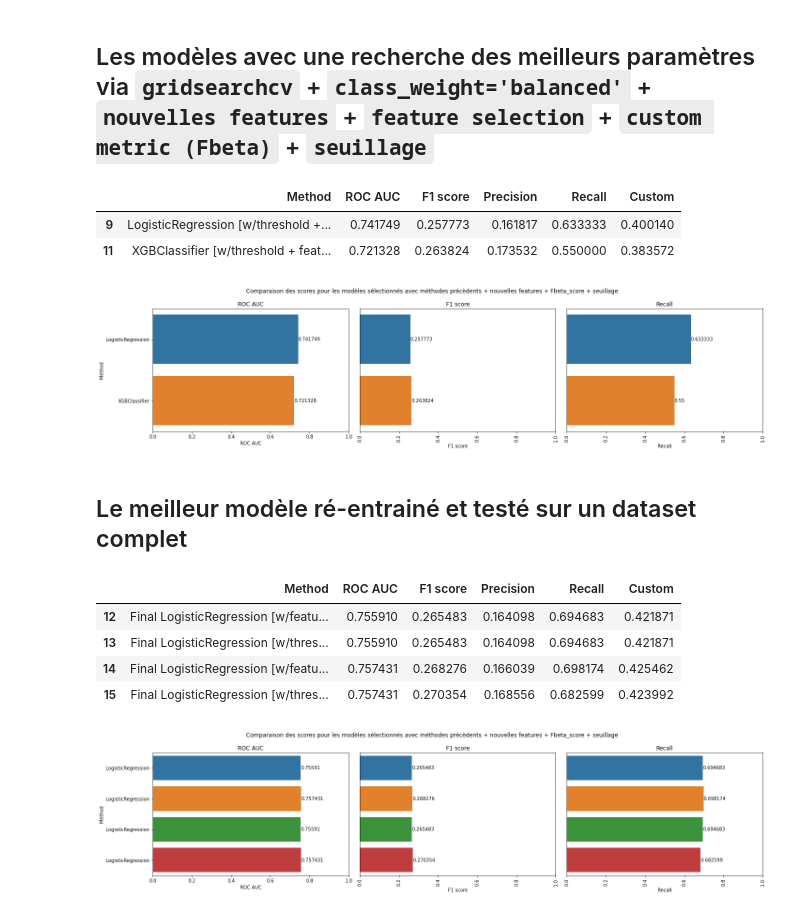
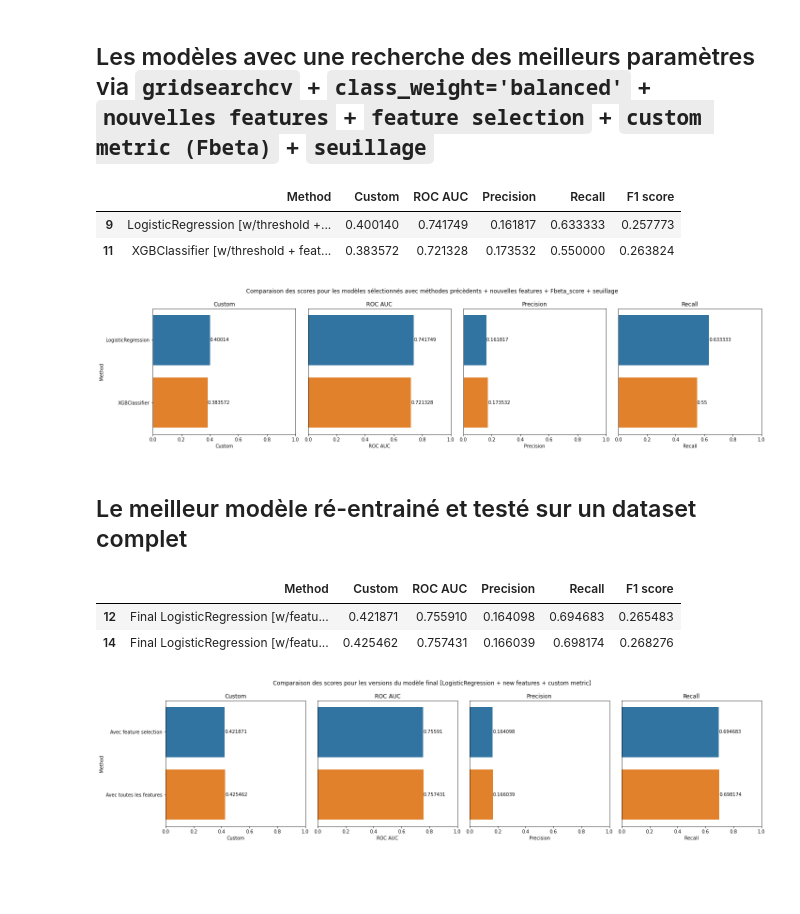
Before and after one commit to Valkea/OC_AI_04, a Jupyter notebook: Display_Scores.ipynb, the cells around one changed output. Cells and saved outputs as stored; diff of their text form; code cells hidden in the pictures; blank space fills up the shorter version.

```diff
--- a/Display_Scores.ipynb
+++ b/Display_Scores.ipynb
@@ -135,7 +146,10 @@ smot
 # %% [markdown]
 ## Les modèles avec une recherche des meilleurs paramètres via `gridsearchcv` + `class_weight='balanced'` + `nouvelles features`
 # %%
-extrafeatures = data_tuning[ ~(data_tuning.Method.str.contains('threshold|custom|nimp|rec')) & (data_tuning.Method.str.contains('[w/features]'))][['Method', 'ROC AUC', 'F1 score', 'Precision', 'Recall', 'Custom']]
+scores_graph = ['Custom', 'ROC AUC', 'Precision', 'Recall']
+scores_tables = [*scores_graph, 'F1 score']
+
+extrafeatures = data_tuning[ ~(data_tuning.Method.str.contains('threshold|custom|nimp|rec')) & (data_tuning.Method.str.contains('[w/features]'))][['Method', *scores_tables]]
 display(extrafeatures)
-plot_scores( extrafeatures, "modèles sélectionnés avec méthodes précèdents + nouvelles features" )
+plot_scores( extrafeatures, "modèles sélectionnés avec méthodes précèdents + nouvelles features", scores_graph)
 # %% [output]
@@ -168,24 +182,22 @@ plot_scores( fbeta2, "modèles sélectionnés avec méthodes précèdents + nouv
 # %% [markdown]
 ## Les modèles avec une recherche des meilleurs paramètres via `gridsearchcv` + `class_weight='balanced'` + `nouvelles features` + `feature selection` + `custom metric (Fbeta)` + `seuillage`
 # %%
-fbeta2_t = data_tuning[ ~(data_tuning.Method.str.contains('Final')) & (data_tuning.Method.str.contains('threshold')) & (data_tuning.Method.str.contains('custom'))][['Method', 'ROC AUC', 'F1 score', 'Precision', 'Recall', 'Custom']]
+fbeta2_t = data_tuning[ ~(data_tuning.Method.str.contains('Final')) & (data_tuning.Method.str.contains('threshold')) & (data_tuning.Method.str.contains('custom'))][['Method', *scores_tables]]
 display(fbeta2_t)
-plot_scores( fbeta2_t, "modèles sélectionnés avec méthodes précèdents + nouvelles features + Fbeta_score + seuillage" )
+plot_scores( fbeta2_t, "modèles sélectionnés avec méthodes précèdents + nouvelles features + Fbeta_score + seuillage", scores_graph)
 # %% [output]
-|  | Method | ROC AUC | F1 score | Precision | Recall | Custom |
-| 9 | LogisticRegression [w/threshold +... | 0.741749 | 0.257773 | 0.161817 | 0.633333 | 0.400140 |
-| 11 | XGBClassifier [w/threshold + feat... | 0.721328 | 0.263824 | 0.173532 | 0.550000 | 0.383572 |
+|  | Method | Custom | ROC AUC | Precision | Recall | F1 score |
+| 9 | LogisticRegression [w/threshold +... | 0.400140 | 0.741749 | 0.161817 | 0.633333 | 0.257773 |
+| 11 | XGBClassifier [w/threshold + feat... | 0.383572 | 0.721328 | 0.173532 | 0.550000 | 0.263824 |
-[figure, old version]
+[figure, new version]
 # %% [markdown]
 ## Le meilleur modèle ré-entrainé et testé sur un dataset complet
 # %%
-final = data_tuning[(data_tuning.Method.str.contains('Final'))][['Method', 'ROC AUC', 'F1 score', 'Precision', 'Recall', 'Custom']]
+final = data_tuning[~(data_tuning.Method.str.contains('threshold')) & (data_tuning.Method.str.contains('Final'))][['Method', *scores_tables]]
 display(final)
-plot_scores(final, "modèles sélectionnés avec méthodes précèdents + nouvelles features + Fbeta_score + seuillage" )
+plot_scores(final, "versions du modèle final [LogisticRegression + new features + custom metric]", scores_graph, labels = ['Avec feature selection', 'Avec toutes les features'] )
 # %% [output]
-|  | Method | ROC AUC | F1 score | Precision | Recall | Custom |
-| 12 | Final LogisticRegression [w/featu... | 0.755910 | 0.265483 | 0.164098 | 0.694683 | 0.421871 |
-| 13 | Final LogisticRegression [w/thres... | 0.755910 | 0.265483 | 0.164098 | 0.694683 | 0.421871 |
-| 14 | Final LogisticRegression [w/featu... | 0.757431 | 0.268276 | 0.166039 | 0.698174 | 0.425462 |
-| 15 | Final LogisticRegression [w/thres... | 0.757431 | 0.270354 | 0.168556 | 0.682599 | 0.423992 |
+|  | Method | Custom | ROC AUC | Precision | Recall | F1 score |
+| 12 | Final LogisticRegression [w/featu... | 0.421871 | 0.755910 | 0.164098 | 0.694683 | 0.265483 |
+| 14 | Final LogisticRegression [w/featu... | 0.425462 | 0.757431 | 0.166039 | 0.698174 | 0.268276 |
-[figure, old version]
+[figure, new version]
```
Also changed, not shown: parts of 9 cells of this notebook, 2 other files.
